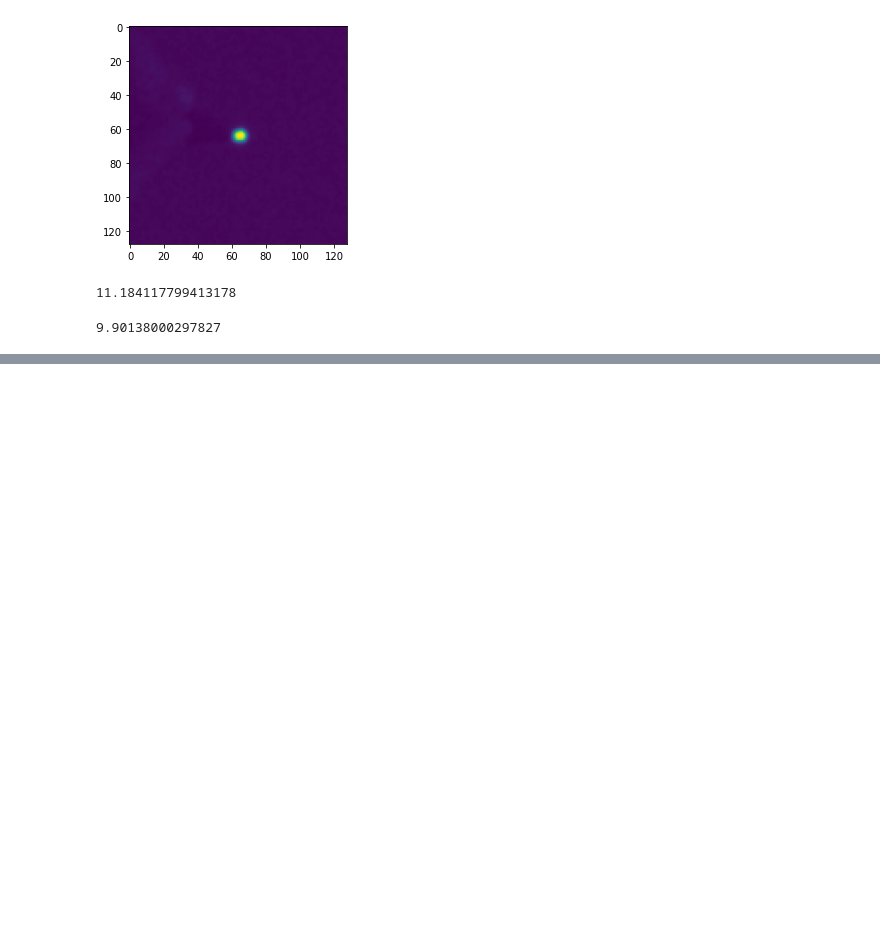
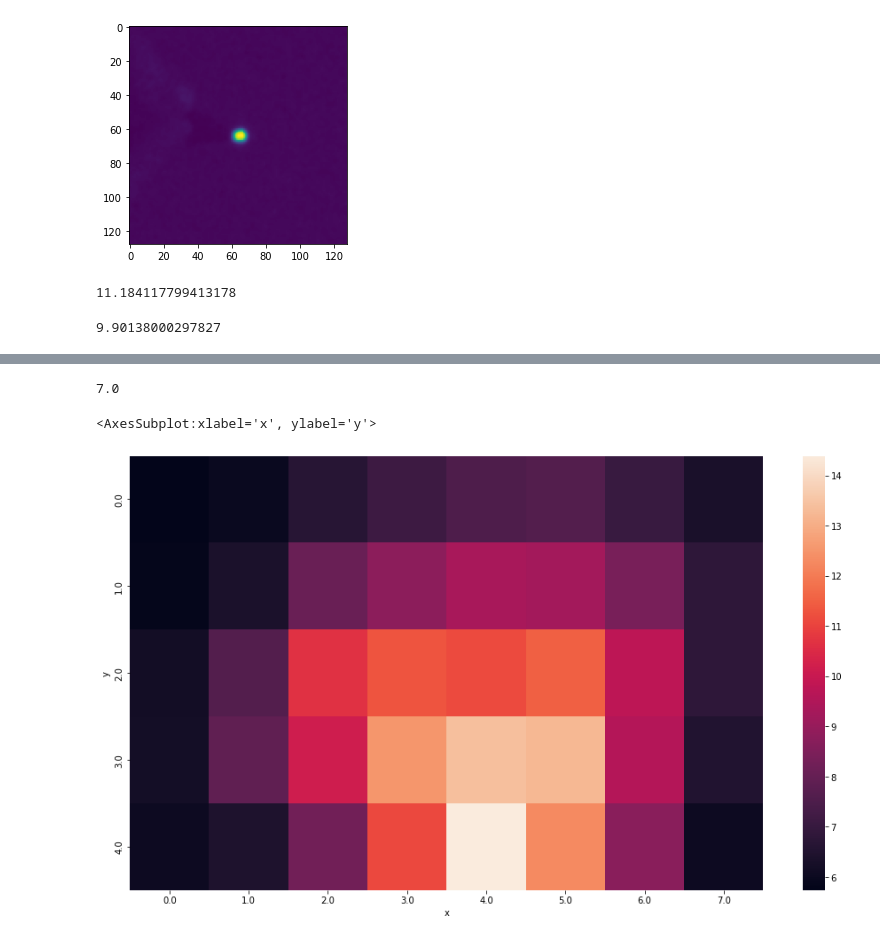
Before and after one commit to vigitia/IRPenTracking, a Jupyter notebook: evaluation/exploration.ipynb, the cells around one changed output, grey strips where cells are left out. Saved outputs shown, nothing was run; the diff lists cells and outputs as text; code cells hidden in the pictures; blank space fills up the shorter version.

```diff
--- a/evaluation/exploration.ipynb
+++ b/evaluation/exploration.ipynb
@@ -165,3 +165,17 @@ np.std(images_hover_close[20])
 np.std(images_hover_high[143])
 # %% [output]
 9.90138000297827
+# %%
+df_draw = pd.read_csv('../stored_data_draw.csv')
+df_hover = pd.read_csv('../stored_data_hover.csv')
+
+df_draw['condition'] = 'draw'
+df_hover['condition'] = 'hover'
+
+df = pd.concat([df_draw, df_hover])
+
+df['x'] = round(df['x'] / 500)
+df['y'] = round(df['y'] / 500)
+
+# df_draw.head()
+df.head()
@@ -167,0 +189,13 @@ np.std(images_hover_high[143])
+# %%
+fig = plt.figure(figsize=(16, 9))
+pivot_table = pd.pivot_table(df[df['condition'] == 'draw'], values='radius', index=['y'], columns='x')
+
+print(max(pivot_table))
+
+sns.heatmap(data=pivot_table)
+
+#sns.jointplot(data=df_draw, x='x', y='y', kind='hex')
+# %% [output]
+7.0
+<AxesSubplot:xlabel='x', ylabel='y'>
+[figure, added]
```
Also changed, not shown: parts of 6 cells of this notebook, 7 other files.
